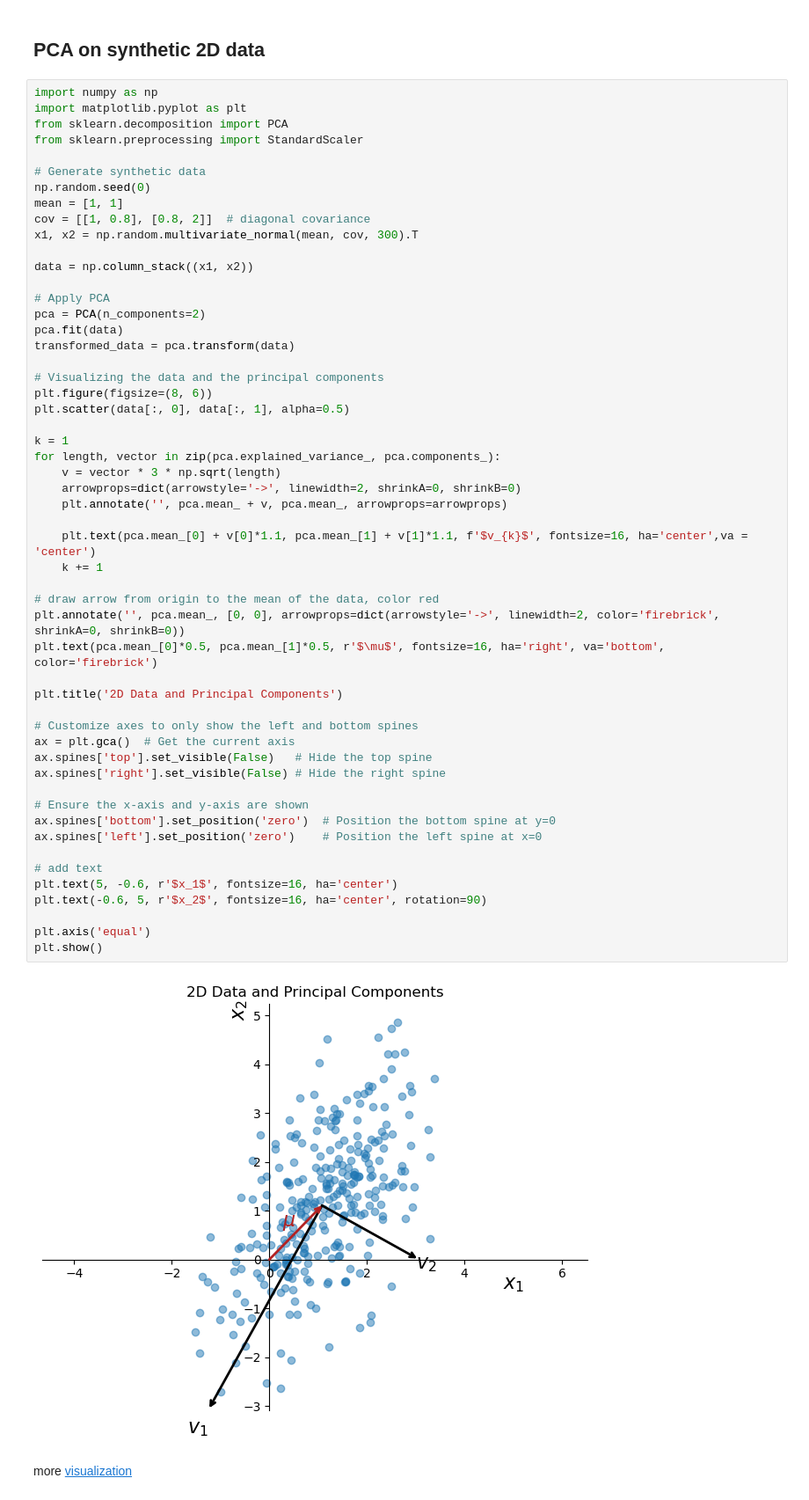
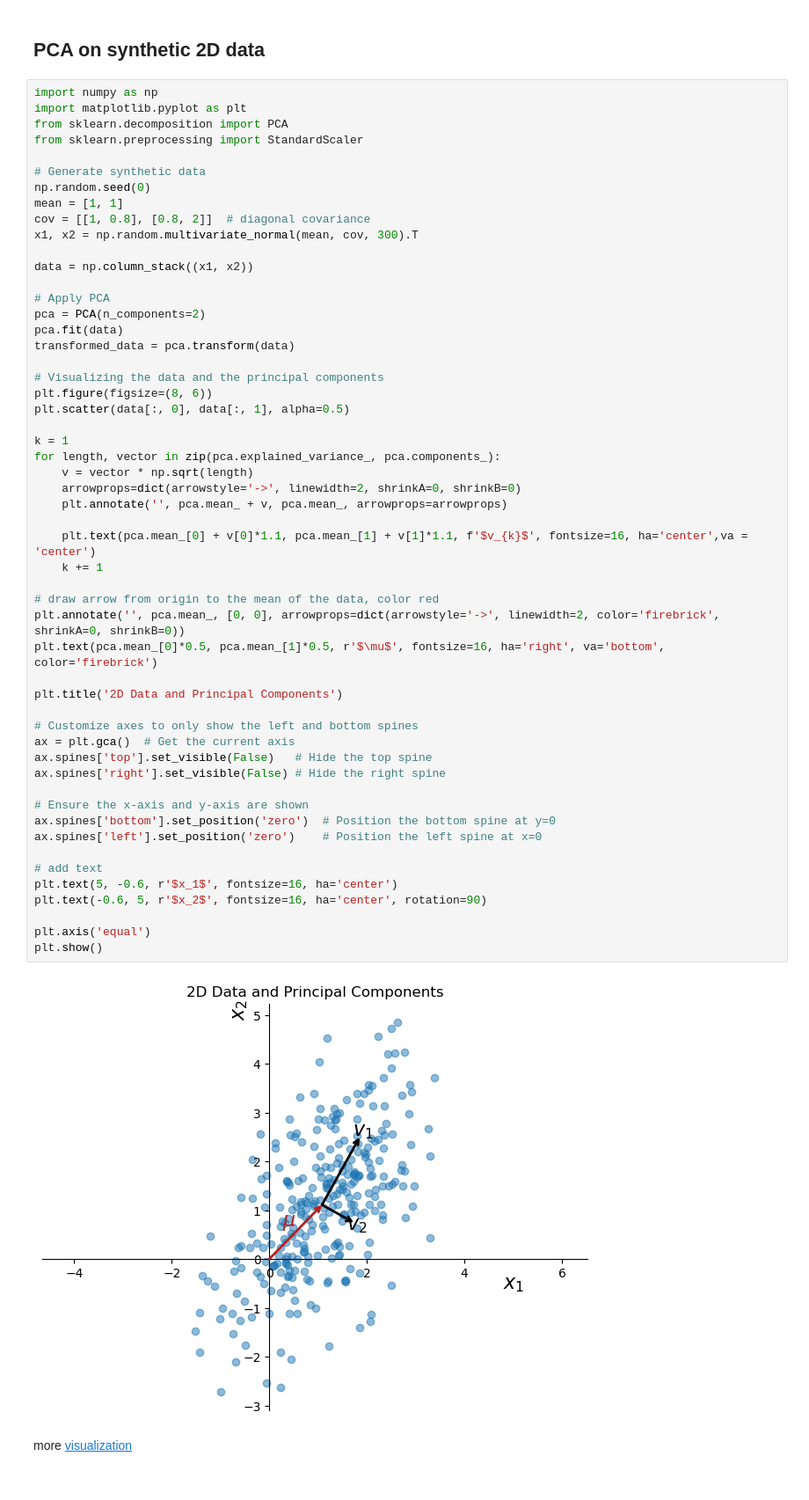
Before and after one commit to Rayzhangzirui/math10fa24, a Jupyter notebook: _sources/notes/pca.ipynb, the cells around one changed output. Shown at 88% size. Drawn from its saved outputs; the diff is of its cells as text.

```diff
--- a/_sources/notes/pca.ipynb
+++ b/_sources/notes/pca.ipynb
@@ -105,36 +105,36 @@ plt.scatter(data[:, 0], data[:, 1], alpha=0.5)
 
 k = 1
 for length, vector in zip(pca.explained_variance_, pca.components_):
-    v = vector * 3 * np.sqrt(length)
+    v = vector * np.sqrt(length)
     arrowprops=dict(arrowstyle='->', linewidth=2, shrinkA=0, shrinkB=0)
     plt.annotate('', pca.mean_ + v, pca.mean_, arrowprops=arrowprops)
 
     plt.text(pca.mean_[0] + v[0]*1.1, pca.mean_[1] + v[1]*1.1, f'$v_{k}$', fontsize=16, ha='center',va = 'center')
     k += 1
 
 # draw arrow from origin to the mean of the data, color red
 plt.annotate('', pca.mean_, [0, 0], arrowprops=dict(arrowstyle='->', linewidth=2, color='firebrick', shrinkA=0, shrinkB=0))
 plt.text(pca.mean_[0]*0.5, pca.mean_[1]*0.5, r'$\mu$', fontsize=16, ha='right', va='bottom', color='firebrick')
 
 plt.title('2D Data and Principal Components')
 
 # Customize axes to only show the left and bottom spines
 ax = plt.gca()  # Get the current axis
 ax.spines['top'].set_visible(False)   # Hide the top spine
 ax.spines['right'].set_visible(False) # Hide the right spine
 
 # Ensure the x-axis and y-axis are shown
 ax.spines['bottom'].set_position('zero')  # Position the bottom spine at y=0
 ax.spines['left'].set_position('zero')    # Position the left spine at x=0
 
 # add text
 plt.text(5, -0.6, r'$x_1$', fontsize=16, ha='center')
 plt.text(-0.6, 5, r'$x_2$', fontsize=16, ha='center', rotation=90)
 
 plt.axis('equal')
 plt.show()
 # %% [output]
-[figure, old version]
+[figure, new version]
 # %% [markdown]
 more [visualization](https://setosa.io/ev/principal-component-analysis/)
 # %% [markdown]
```
Also changed, not shown: parts of 11 cells of this notebook, 16 other files.
